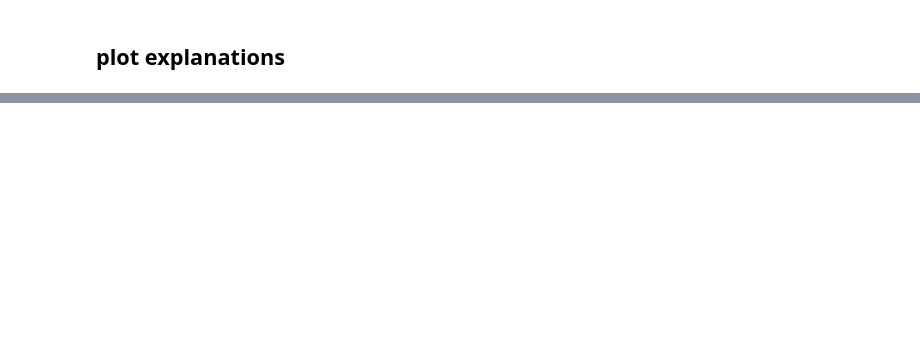
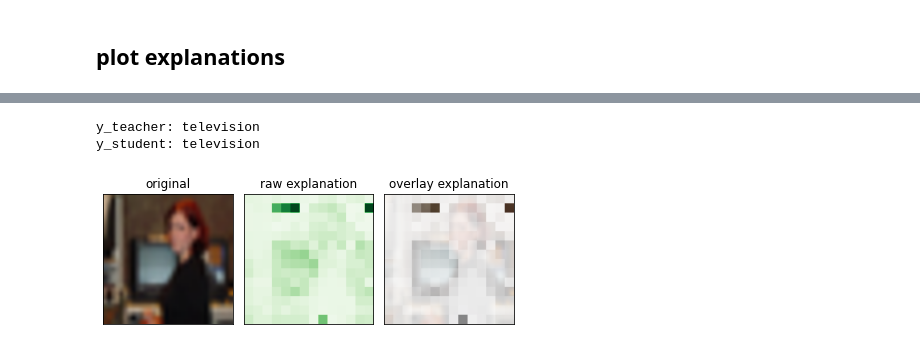
Before and after one commit to CoderPat/learning-scaffold, a Jupyter notebook: notebooks/investigate_explanations_vit.ipynb, the cells around one changed output, grey strips where cells are left out. Saved outputs shown, nothing was run; the diff lists cells and outputs as text; code cells hidden in the pictures; blank space fills up the shorter version.

```diff
--- a/notebooks/investigate_explanations_vit.ipynb
+++ b/notebooks/investigate_explanations_vit.ipynb
@@ -262,0 +252,6 @@ for i in range(12):
+# %%
+d = show_expl(test_data, idx=5, non_trained=True)
+# %% [output]
+y_teacher: television
+y_student: television
+[figure, added]
```
Also changed, not shown: parts of 28 cells of this notebook, 1 other file.
